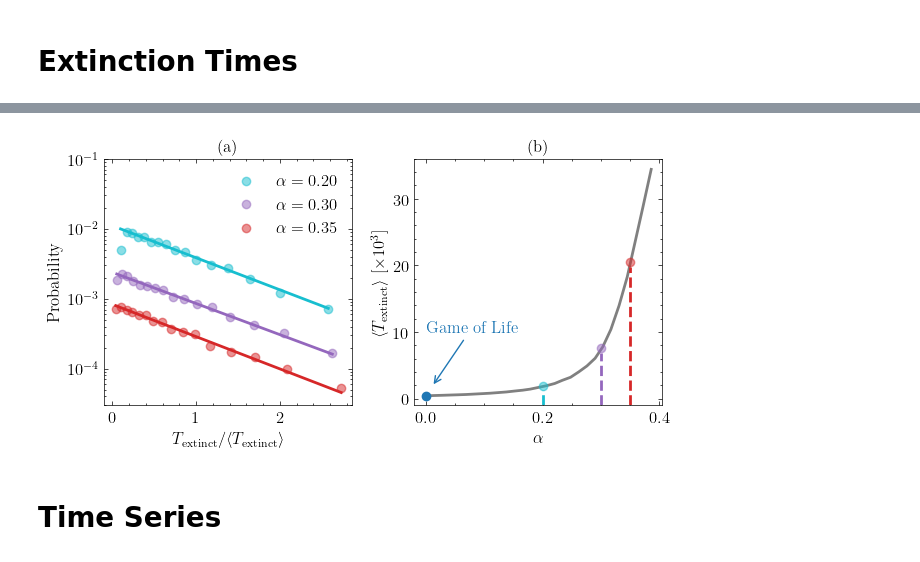
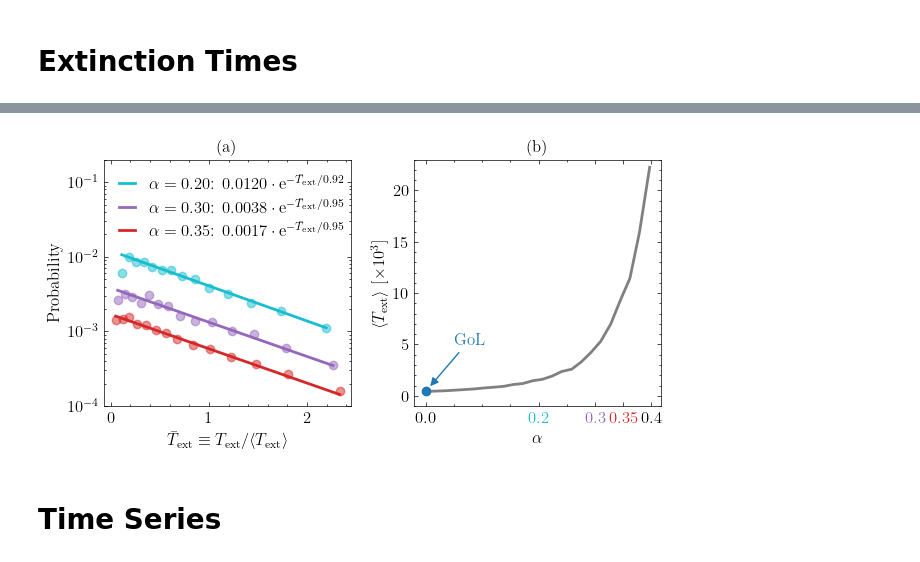
Before and after one commit to ISCOTTYI/dormant-life, a Jupyter notebook: plots.ipynb, the cells around one changed output, grey strips where cells are left out. Saved outputs shown, nothing was run; the diff lists cells and outputs as text; code cells hidden in the pictures.

Commit message:
Plots notebook before removing

```diff
--- a/plots.ipynb
+++ b/plots.ipynb
@@ -146,15 +218,0 @@ ax.legend()
-# %%
-def compute_Q_tau(p_L, alpha, tau_max):
-    P_1 = p_L * (1 - p_L)**7
-    P_2 = p_L**2 * (1 - p_L)**6
-    P_3 = p_L**3 * (1 - p_L)**5
-    Q_tau = [p_L*P_1]
-    for tau in range(1, tau_max):
-        Q_tau.append(Q_tau[-1] * (1 - alpha**tau * P_2 - P_3))
-    return Q_tau
-
-alpha = 0.755
-p_L = np.mean(load_time_series_data(100, alpha)[:100, 200:t_max])/(100**2)
-fig, ax = plt.subplots()
-ax.set(yscale="log")
-ax.plot(range(1500), compute_Q_tau(p_L, alpha, 1500))
@@ -164,8 +268,8 @@ ax.plot(range(1500), compute_Q_tau(p_L, alpha, 1500))
 # %% [markdown]
 # Extinction Times
 # %%
-def load_extinction_time_data(alpha, cleaned=True):
-    base_path = "./data/dormant-life/extinction-time/"
+def load_extinction_time_data(alpha, cleaned=True, subdir="spore-life"):
+    base_path = f"./data/{subdir}/extinction-time/"
     fname = f"alpha-p{str(alpha)[2:]}.dat"
     data = np.loadtxt(os.path.join(base_path, fname))
     if cleaned:
@@ -214,57 +318,66 @@ def gen_adap_bin_histrogram(data: np.array,
 # %%
 fig, (axl, axr) = plt.subplots(1, 2, figsize=(7.2, 3.2))
 ### LEFT ###
-axl.set(xlabel=r"$T_\mathrm{extinct} / \langle T_\mathrm{extinct} \rangle$",
+axl.set(xlabel=r"$\bar{T}_\mathrm{ext} \equiv T_\mathrm{ext} / \langle T_\mathrm{ext} \rangle$",
         title="(a)",
         ylabel="Probability",
-        ylim=(3*10**(-5), 1*10**(-1)),
-        yscale="log"
+        ylim=(1*10**(-4), 2*10**(-1)),
+        yscale="log",
+        box_aspect=1
         )
-alphas = [0.2, 0.3, 0.35]
+alphas_l = [0.2, 0.3, 0.35]
 color_cycle = ["tab:cyan", "tab:purple", "tab:red"]
 legend_handles = []
-for alpha, c in zip(alphas, color_cycle):
+for alpha, c in zip(alphas_l, color_cycle):
     data = load_extinction_time_data(alpha)
     avg_extinction_time = np.mean(data)
-    bin_centers, probs = gen_adap_bin_histrogram(data, 300)
+    bin_centers, probs = gen_adap_bin_histrogram(data, 200)
     axl.scatter(bin_centers/avg_extinction_time, probs,
-                alpha=.5, label=r"$\alpha = %.2f$"%alpha, color=c)
+                color=c, alpha=.5,
+                # label=r"$\alpha = %.2f$"%alpha,
+                )
     # Fit
-    fit_func = lambda x, c, tau: c*np.exp(-x/tau)
-    popt, _ = curve_fit(fit_func,
-                        (bin_centers/avg_extinction_time)[2:], probs[2:])
+    popt, _ = curve_fit(exponential_law,
+                        (bin_centers/avg_extinction_time)[3:], probs[3:])
     print(popt)
     axl.plot(bin_centers/avg_extinction_time,
-             fit_func(bin_centers/avg_extinction_time, *popt), color=c)
-    label_text = r"$\alpha = %.2f$: $%.3f\cdot\exp(x/%.1f)$"%(alpha, popt[0], popt[1])
-    legend_handles.append(mpl.lines.Line2D([],[], c=c, marker="o", label=label_text))
+             exponential_law(bin_centers/avg_extinction_time, *popt), color=c,
+             label=r"$\alpha = %.2f$: $%.4f\cdot\mathrm{e}^{-\bar{T}_\mathrm{ext}/%.2f}$"%(alpha, popt[0], popt[1]))
+#     label_text = r"$\alpha = %.2f$: $%.3f\cdot\exp(x/%.1f)$"%(alpha, popt[0], popt[1])
+#     legend_handles.append(mpl.lines.Line2D([],[], c=c, marker="o", label=label_text))
 # Legend
-axl.legend()
+axl.legend(handlelength=1, loc=(0.03, 0.65))
 ### RIGHT ###
 axr.set(xlabel=r"$\alpha$",
-        ylabel=r"$\langle T_\mathrm{extinct} \rangle$ $\left[\times 10^3\right]$",
+        ylabel=r"$\langle T_\mathrm{ext} \rangle$ $\left[\times 10^3\right]$",
         title="(b)",
-        ylim=(-1, 36),
+        ylim=(-1, 23),
+        box_aspect=1,
         # yscale="log"
 )
-alphas = np.loadtxt("./data/dormant-life/extinction-time/alpha-range.dat")
+alphas = np.loadtxt("./data/spore-life/extinction-time/alpha-range.dat")
 # Data above alpha = 0.4 numerically biased. Extinction times too long.
 alphas = alphas[alphas<0.4]
 extinction_times = np.array([np.mean(load_extinction_time_data(alpha)) for alpha in alphas])/1000
 # axr.plot(-1/np.log(alphas[1:]), extinction_times[1:], color="gray")
 axr.plot(alphas, extinction_times, color="gray")
 # Draw marker for Game of Life
-axr.annotate("Game of Life", (0, extinction_times[0]), xytext=(0., 10),
-            arrowprops={"arrowstyle":"->", "relpos":(0.5, 0.5),
-                        "color":"tab:blue", "shrinkB":10},
+axr.annotate("GoL", (0, extinction_times[0]), xytext=(0.05, 5),
+            arrowprops={"arrowstyle":"-|>", "relpos":(0.5, 0.5),
+                        "color":"tab:blue", "shrinkB":5},
             c="tab:blue")
 axr.scatter(x=0, y=extinction_times[0], c="tab:blue", zorder=10)
 # Mark alphas from axl
-axr.scatter(x=0.2, y=extinction_times[15]-0.1, c="tab:cyan", zorder=10, alpha=0.5)
-axr.vlines(0.2, -1, extinction_times[15]-0.6, colors="tab:cyan", linestyles="dashed")
-axr.scatter(x=0.3, y=extinction_times[22]-0.15, c="tab:purple", zorder=10, alpha=0.5)
-axr.vlines(0.3, -1, extinction_times[22]-0.9, colors="tab:purple", linestyles="dashed")
-axr.scatter(x=0.35, y=extinction_times[25]+2.3, c="tab:red", zorder=10, alpha=0.5)
-axr.vlines(0.35, -1, extinction_times[25]+1.5, colors="tab:red", linestyles="dashed")
-fig.savefig("img/extinction-times.png", bbox_inches="tight")
+axr.set_xticks([0.0, 0.2, 0.3, 0.35, 0.4], labels=["0.0", "0.2", "0.3", "0.35", "0.4"])
+xtick_labels = axr.get_xticklabels()
+xtick_labels[1].set_color(color_cycle[0])
+xtick_labels[2].set_color(color_cycle[1])
+xtick_labels[3].set_color(color_cycle[2])
+# axr.scatter(x=0.2, y=np.mean(load_extinction_time_data(0.2))/1000, c="tab:cyan", zorder=10, alpha=0.5)
+# axr.vlines(0.2, -1, np.mean(load_extinction_time_data(0.2))/1000, colors="tab:cyan", linestyles=":")
+# axr.scatter(x=0.3, y=np.mean(load_extinction_time_data(0.3))/1000+0.4, c="tab:purple", zorder=10, alpha=0.5)
+# axr.vlines(0.3, -1, np.mean(load_extinction_time_data(0.3))/1000, colors="tab:purple", linestyles=":")
+# axr.scatter(x=0.35, y=np.mean(load_extinction_time_data(0.35))/1000+0.7, c="tab:red", zorder=10, alpha=0.5)
+# axr.vlines(0.35, -1, np.mean(load_extinction_time_data(0.35))/1000, colors="tab:red", linestyles=":")
+fig.savefig("img/extinction-times.pdf", bbox_inches="tight")
 # %% [output]
@@ -274,3 +388,3 @@ fig.savefig("img/extinction-times.png", bbox_inches="tight")
-[figure, old version]
+[figure, new version]
 # %% [markdown]
 # Time Series
```
Also changed, not shown: parts of 29 cells of this notebook.
